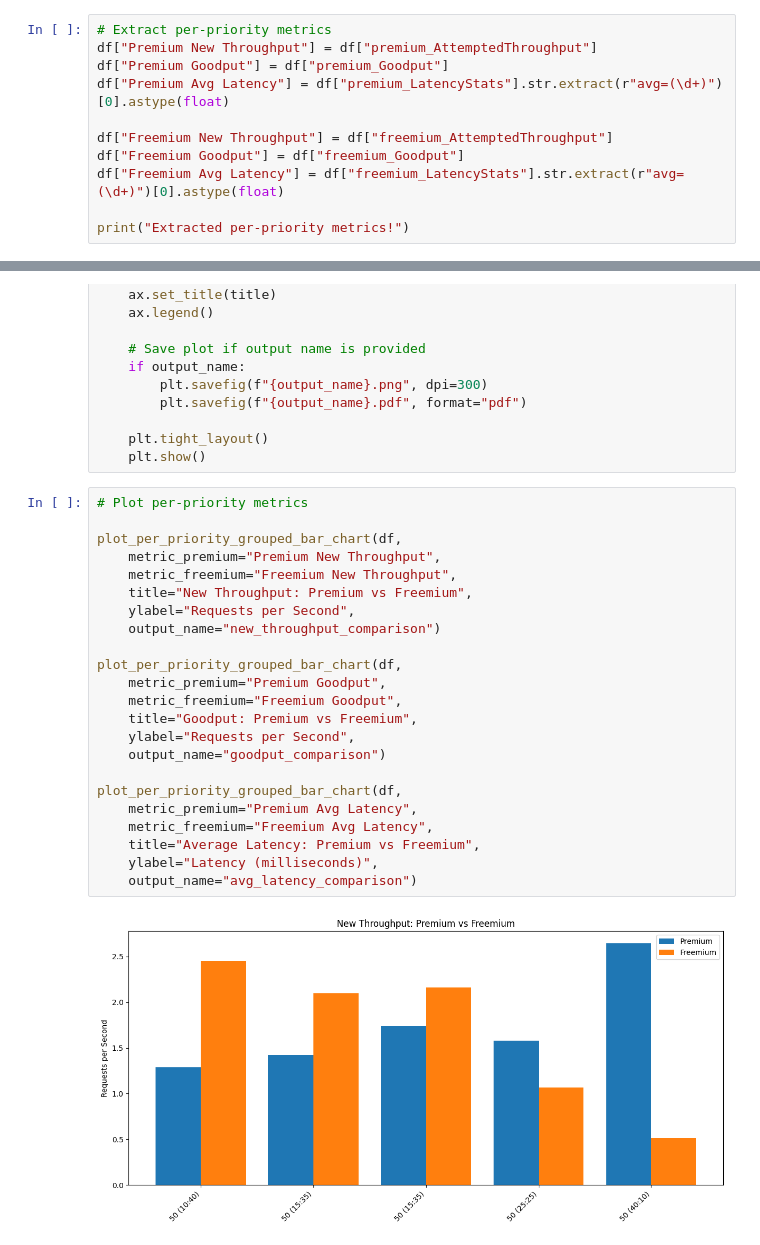
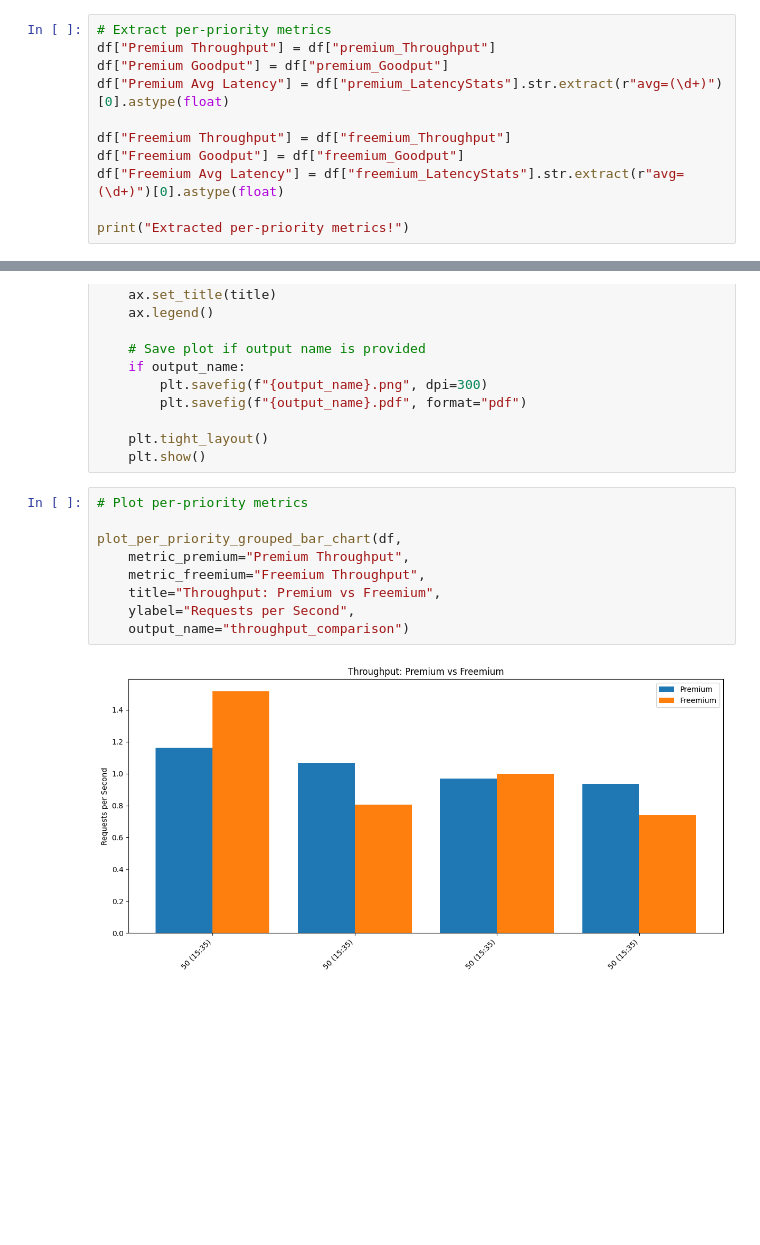
Before and after one commit to BelkisDjeffal/benchbase_for_plb, a Jupyter notebook: Plb_measurements_updated(1).ipynb, the cells around one changed output, grey strips where cells are left out. Cells and saved outputs as stored; diff of their text form; blank space fills up the shorter version.

Commit message:
feat: plot metrics per terminal

```diff
--- a/Plb_measurements_updated(1).ipynb
+++ b/Plb_measurements_updated(1).ipynb
@@ -179,10 +144,10 @@ plot_grouped_bar_chart(
 # %%
 # Extract per-priority metrics
-df["Premium New Throughput"] = df["premium_AttemptedThroughput"]
+df["Premium Throughput"] = df["premium_Throughput"]
 df["Premium Goodput"] = df["premium_Goodput"]
 df["Premium Avg Latency"] = df["premium_LatencyStats"].str.extract(r"avg=(\d+)")[0].astype(float)
 
-df["Freemium New Throughput"] = df["freemium_AttemptedThroughput"]
+df["Freemium Throughput"] = df["freemium_Throughput"]
 df["Freemium Goodput"] = df["freemium_Goodput"]
 df["Freemium Avg Latency"] = df["freemium_LatencyStats"].str.extract(r"avg=(\d+)")[0].astype(float)
 
@@ -225,25 +190,11 @@ def plot_per_priority_grouped_bar_chart(df, metric_premium, metric_freemium, tit
 # %%
 # Plot per-priority metrics
 
 plot_per_priority_grouped_bar_chart(df,
-    metric_premium="Premium New Throughput",
-    metric_freemium="Freemium New Throughput",
-    title="New Throughput: Premium vs Freemium",
+    metric_premium="Premium Throughput",
+    metric_freemium="Freemium Throughput",
+    title="Throughput: Premium vs Freemium",
     ylabel="Requests per Second",
-    output_name="new_throughput_comparison")
-
-plot_per_priority_grouped_bar_chart(df,
-    metric_premium="Premium Goodput",
-    metric_freemium="Freemium Goodput",
-    title="Goodput: Premium vs Freemium",
-    ylabel="Requests per Second",
-    output_name="goodput_comparison")
-
-plot_per_priority_grouped_bar_chart(df,
-    metric_premium="Premium Avg Latency",
-    metric_freemium="Freemium Avg Latency",
-    title="Average Latency: Premium vs Freemium",
-    ylabel="Latency (milliseconds)",
-    output_name="avg_latency_comparison")
+    output_name="throughput_comparison")
 # %% [output]
-[figure, old version]
+[figure, new version]
```
Also changed, not shown: parts of 13 cells of this notebook, 16 other files.
